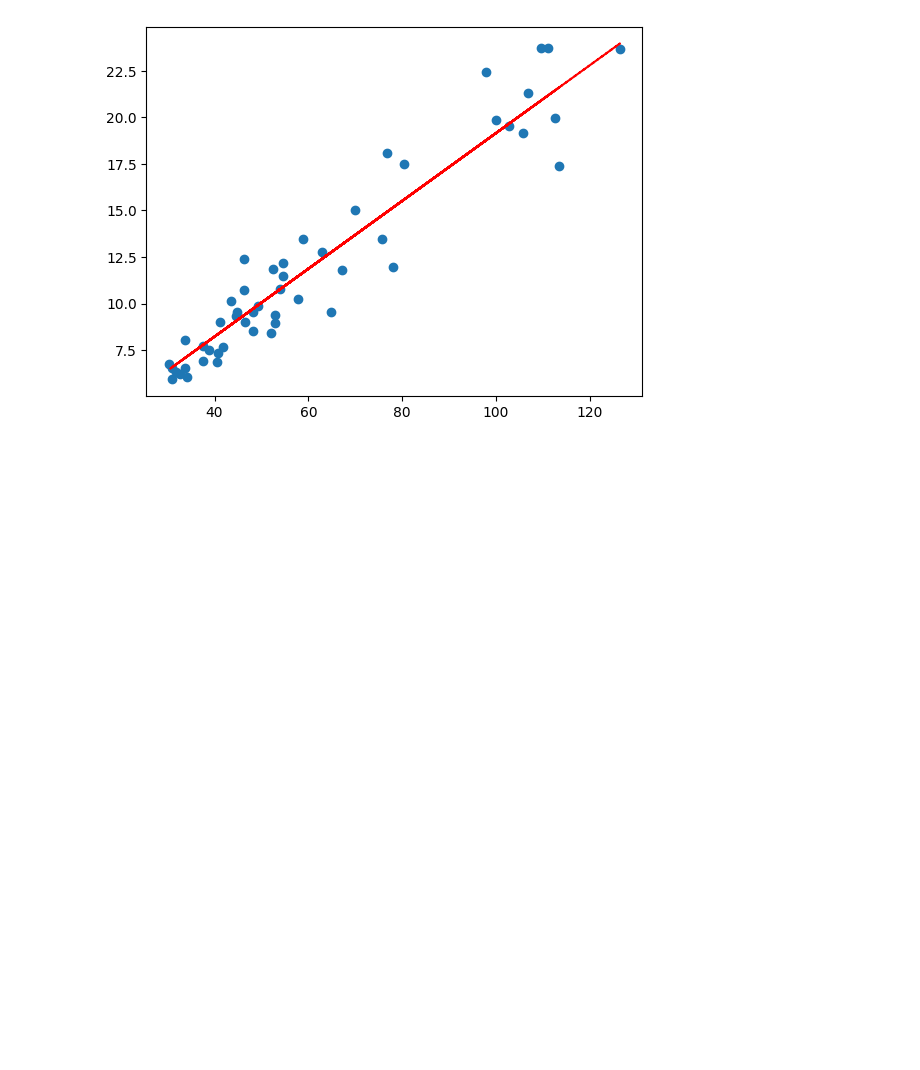
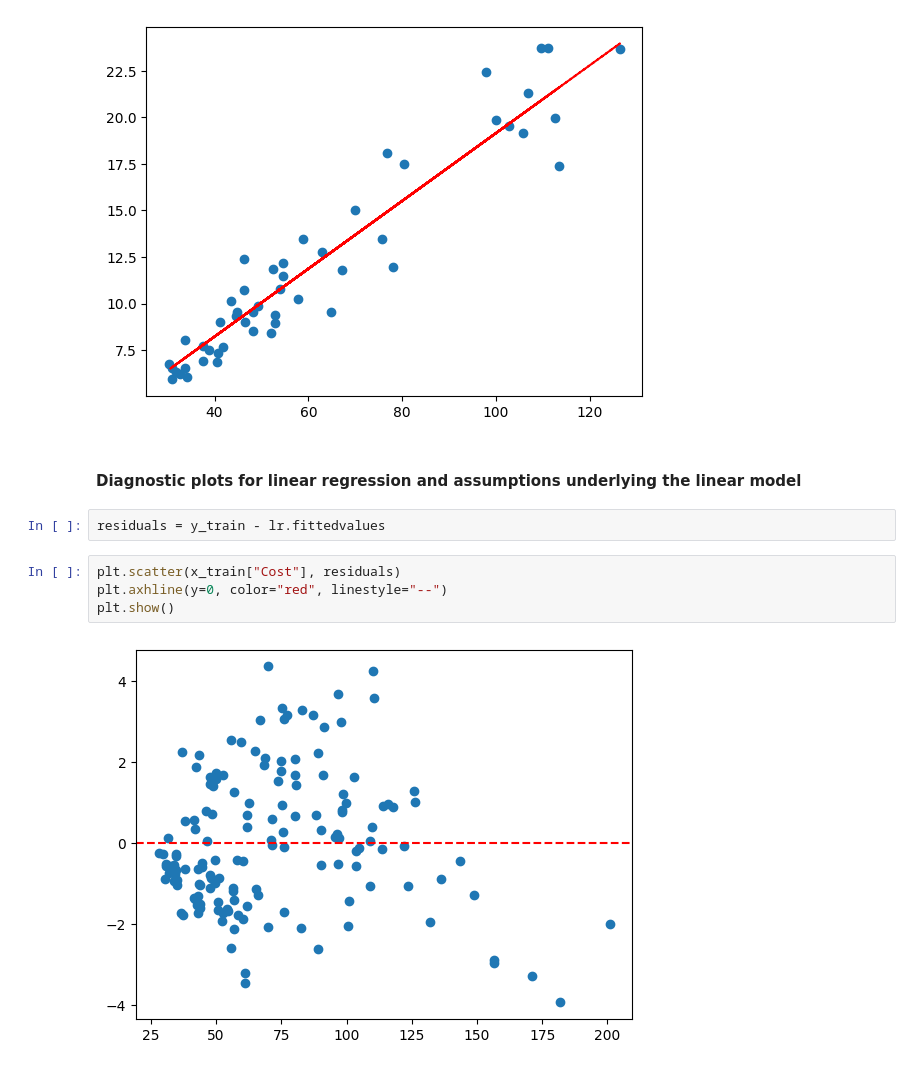
Before and after one commit to MeetPatel89/soccer_simple_reg, a Jupyter notebook: notebooks/soccer_simple_lin_reg.ipynb, the cells around one changed output. Saved outputs shown, nothing was run; the diff lists cells and outputs as text; blank space fills up the shorter version.

Commit message:
check assumptions of linear model

```diff
--- a/notebooks/soccer_simple_lin_reg.ipynb
+++ b/notebooks/soccer_simple_lin_reg.ipynb
@@ -192,3 +189,13 @@ plt.plot(x_test, y_test_fitted, color="red", linestyle="--")
 plt.show()
 # %% [output]
 [figure]
+# %% [markdown]
+#### Diagnostic plots for linear regression and assumptions underlying the linear model
+# %%
+residuals = y_train - lr.fittedvalues
+# %%
+plt.scatter(x_train["Cost"], residuals)
+plt.axhline(y=0, color="red", linestyle="--")
+plt.show()
+# %% [output]
+[figure, added]
```
Also changed, not shown: parts of 10 cells of this notebook, 3 other files.
